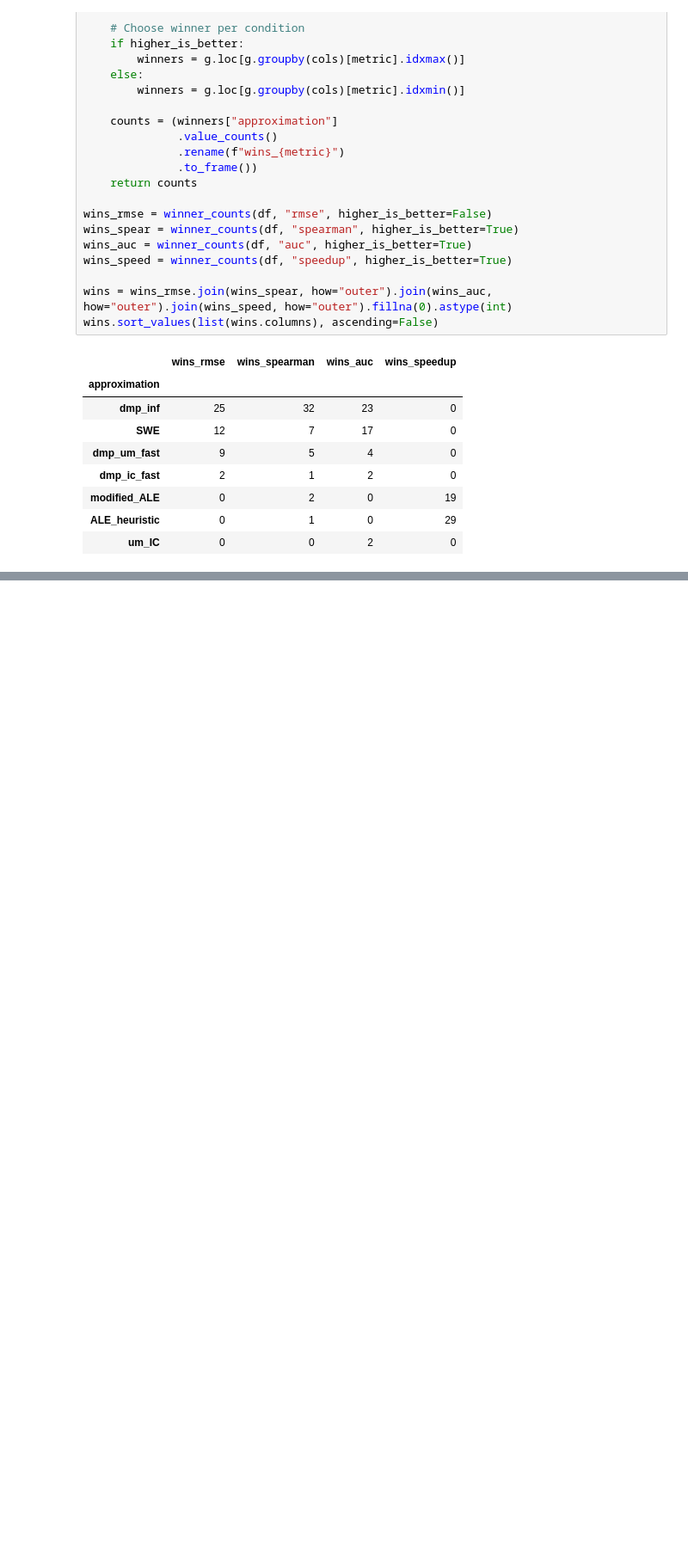
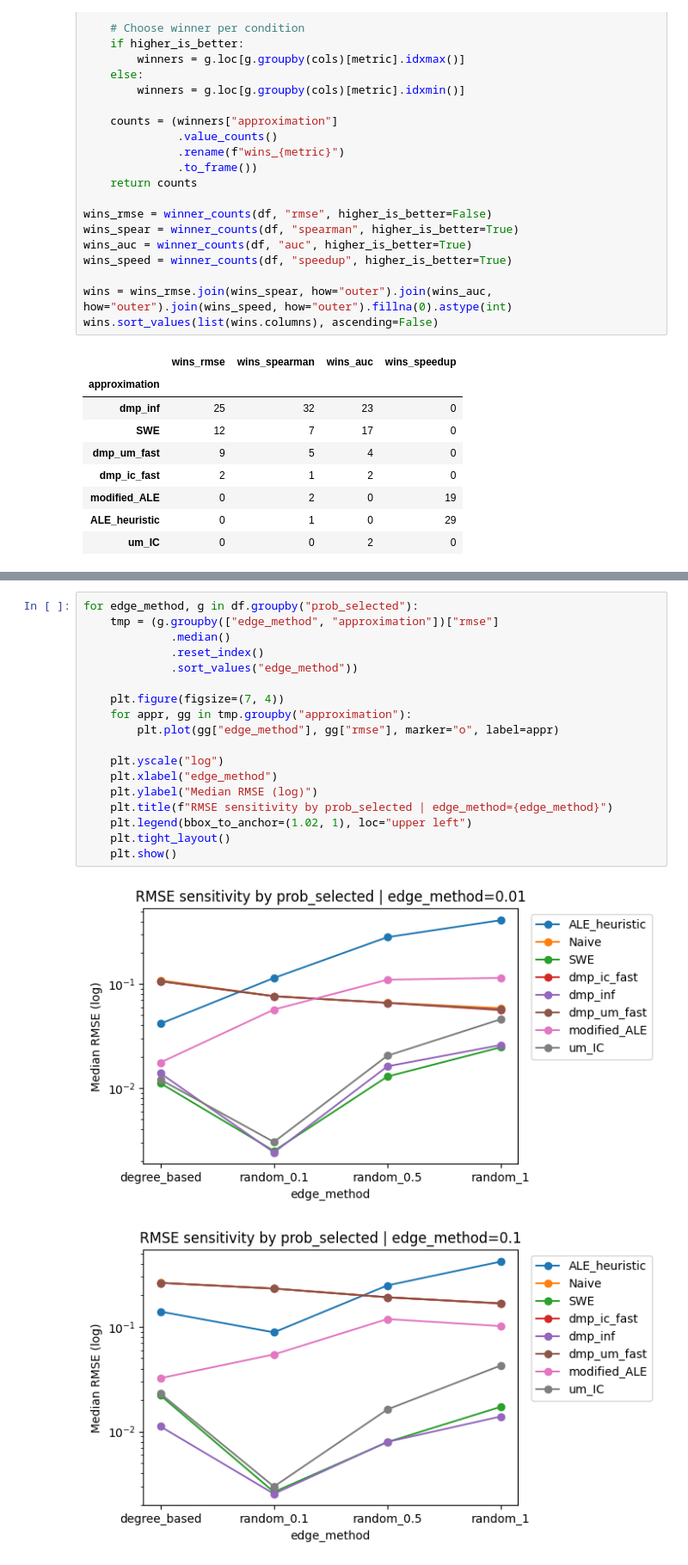
Before and after one commit to Matic054/IC_APPROX, a Jupyter notebook: data_analysis.ipynb, the cells around one changed output, grey strips where cells are left out. Shown at 86% size. Cells and saved outputs as stored; diff of their text form; blank space fills up the shorter version.

```diff
--- a/data_analysis.ipynb
+++ b/data_analysis.ipynb
@@ -258,3 +237,24 @@ for edge_method, g in df.groupby("edge_method"):
 [figure]
 [figure]
 [figure]
+# %%
+for edge_method, g in df.groupby("prob_selected"):
+    tmp = (g.groupby(["edge_method", "approximation"])["rmse"]
+             .median()
+             .reset_index()
+             .sort_values("edge_method"))
+
+    plt.figure(figsize=(7, 4))
+    for appr, gg in tmp.groupby("approximation"):
+        plt.plot(gg["edge_method"], gg["rmse"], marker="o", label=appr)
+
+    plt.yscale("log")
+    plt.xlabel("edge_method")
+    plt.ylabel("Median RMSE (log)")
+    plt.title(f"RMSE sensitivity by prob_selected | edge_method={edge_method}")
+    plt.legend(bbox_to_anchor=(1.02, 1), loc="upper left")
+    plt.tight_layout()
+    plt.show()
+# %% [output]
+[figure, added]
+[figure, added]
```
Also changed, not shown: parts of 30 cells of this notebook, 3 other files.
